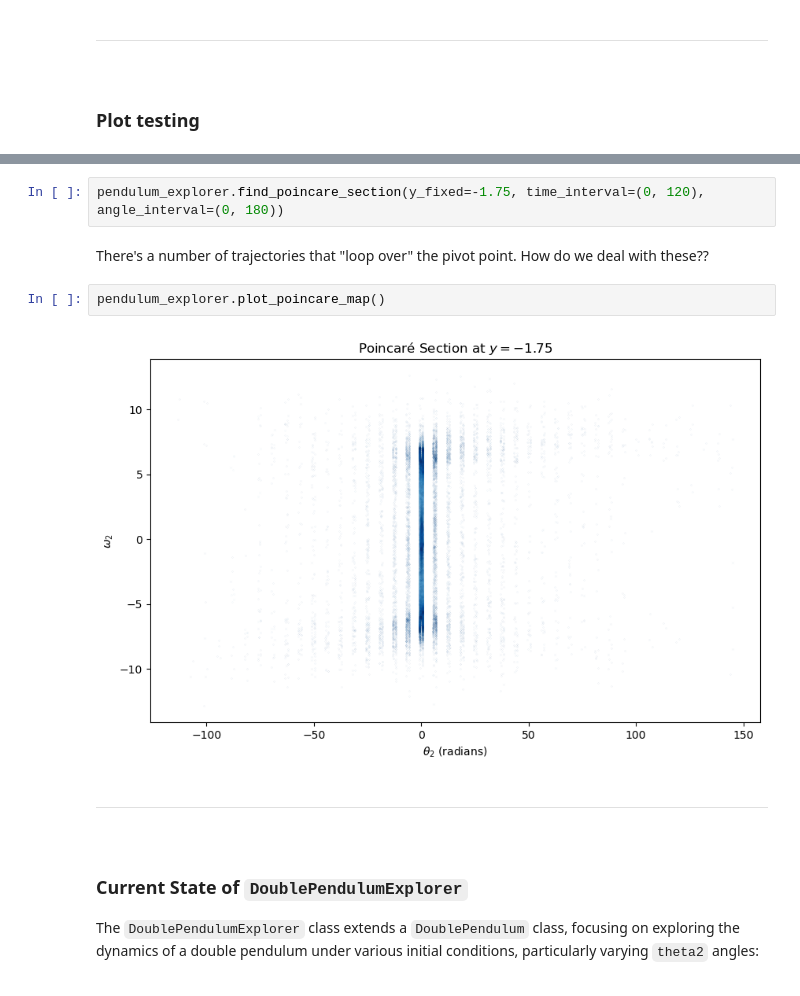
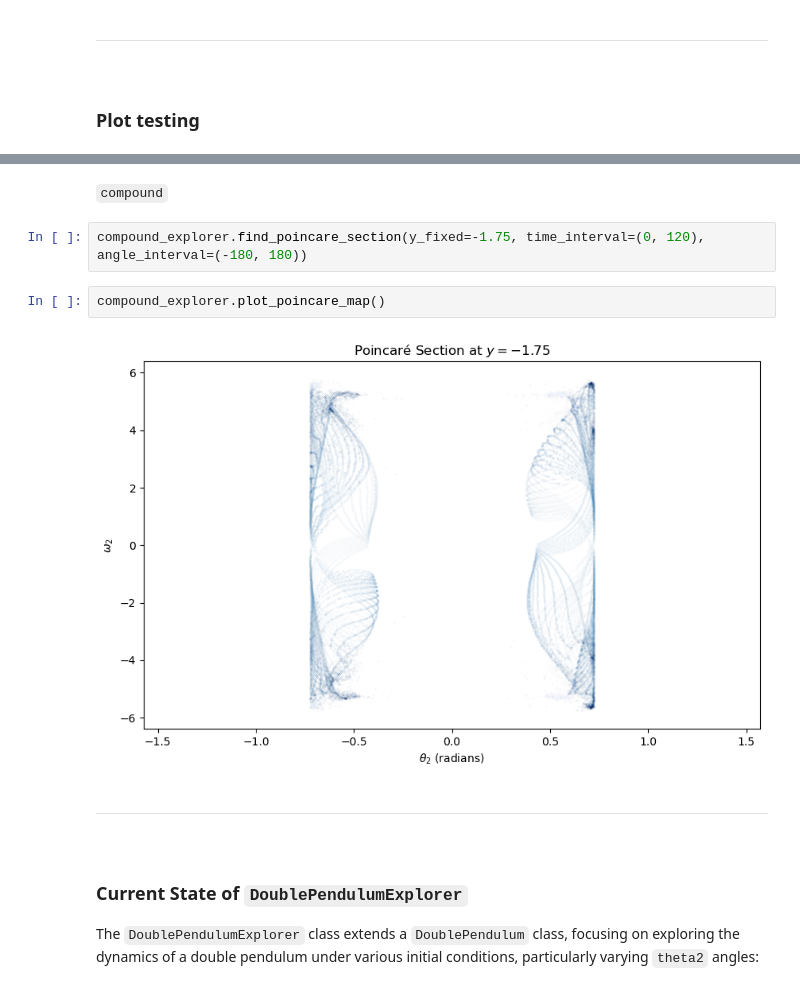
Before and after one commit to pineapple-bois/Double_Pendulum_App, a Jupyter notebook: development/DevelopmentNewClass.ipynb, the cells around one changed output, grey strips where cells are left out. Saved outputs shown, nothing was run; the diff lists cells and outputs as text.

Commit message:
Added initial plots - work required

```diff
--- a/development/DevelopmentNewClass.ipynb
+++ b/development/DevelopmentNewClass.ipynb
@@ -161,11 +167,11 @@ TypeError: Dict key must be str
+# %% [markdown]
+`compound`
 # %%
-pendulum_explorer.find_poincare_section(y_fixed=-1.75, time_interval=(0, 120), angle_interval=(0, 180))
+compound_explorer.find_poincare_section(y_fixed=-1.75, time_interval=(0, 120), angle_interval=(-180, 180))
-# %% [markdown]
-There's a number of trajectories that "loop over" the pivot point. How do we deal with these??
 # %%
-pendulum_explorer.plot_poincare_map()
+compound_explorer.plot_poincare_map()
 # %% [output]
-[figure, old version]
+[figure, new version]
 # %% [markdown]
 ----
 &nbsp;
```
Also changed, not shown: parts of 13 cells of this notebook, 1 other file.
